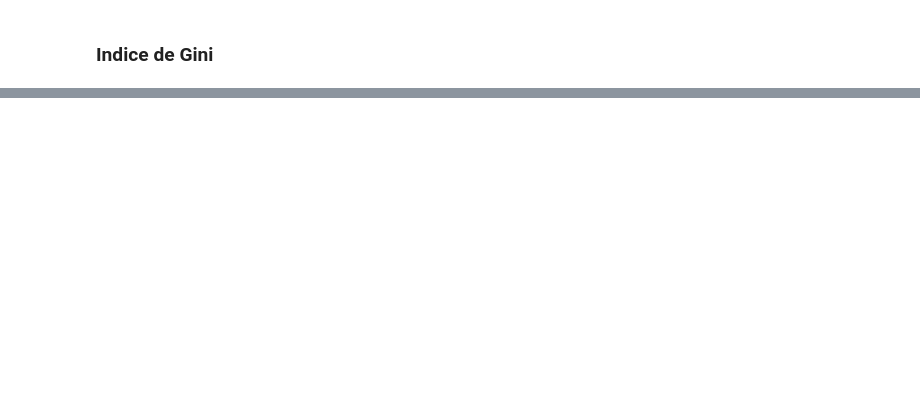
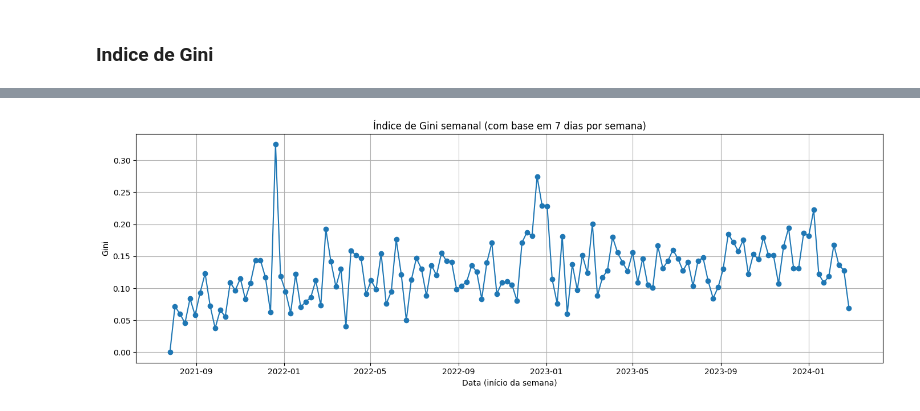
Before and after one commit to joanacarvalheiro/Seasonality, a Jupyter notebook: construcao_modelos/MSTL.ipynb, the cells around one changed output, grey strips where cells are left out. Cells and saved outputs as stored; diff of their text form; code cells hidden in the pictures; blank space fills up the shorter version.

```diff
--- a/construcao_modelos/MSTL.ipynb
+++ b/construcao_modelos/MSTL.ipynb
@@ -1052,0 +825,4 @@ Primavera, Verão e Outono atenuam a sazonalidade porque tem valores negativos.
+# %%
+df_gini=gini_semanal(df_sem_tendencia,coluna='count_8',plotar=True)
+# %% [output]
+[figure, added]
```
Also changed, not shown: parts of 33 cells of this notebook.
